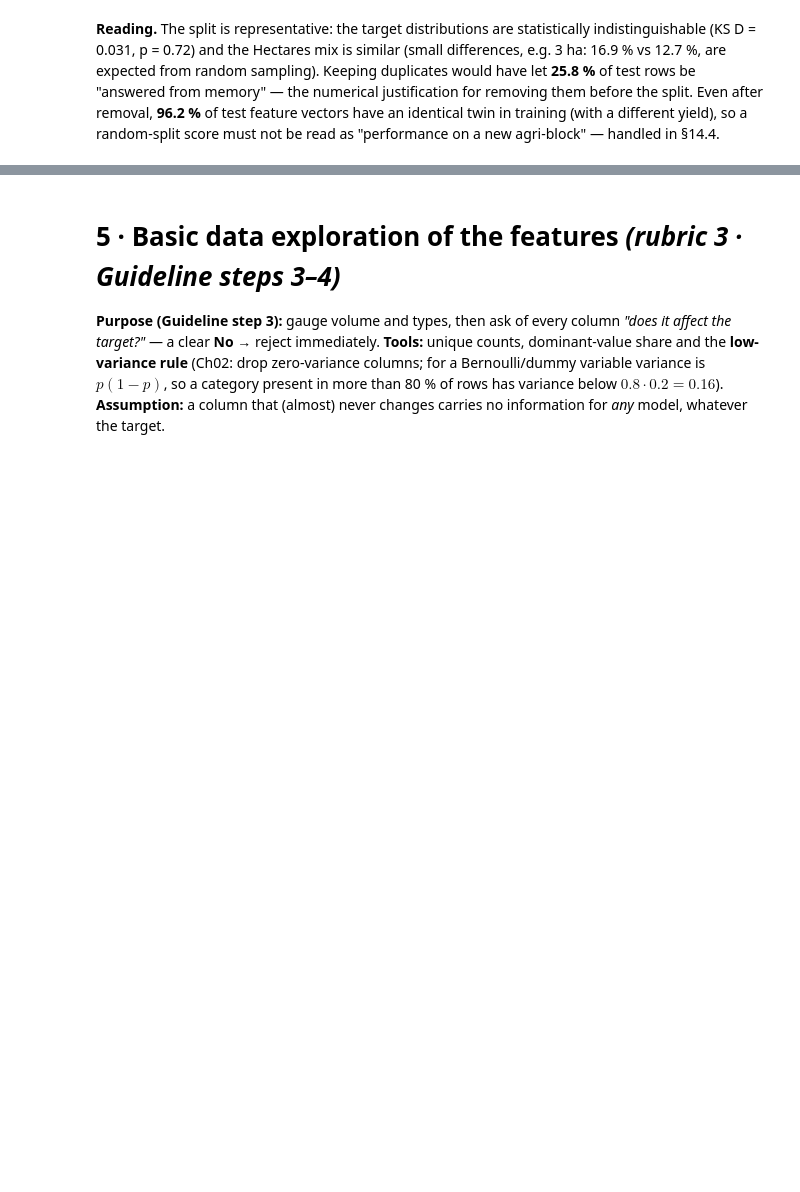
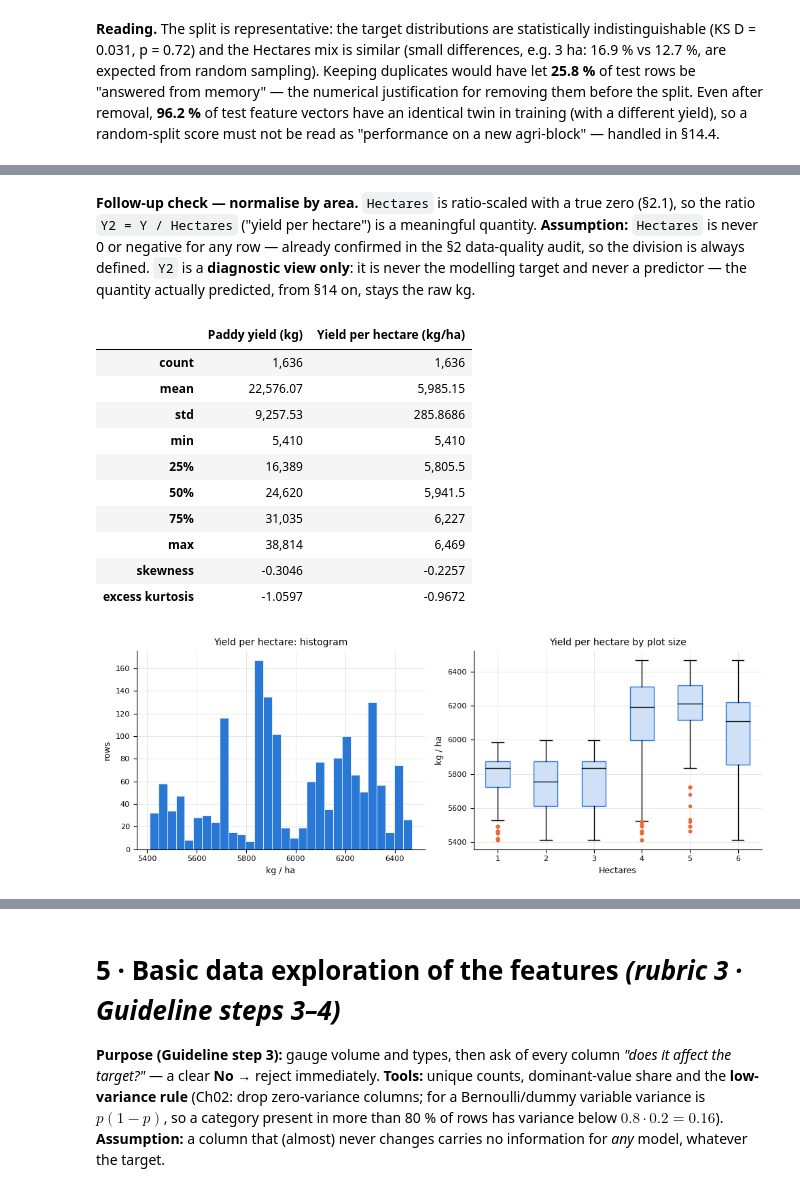
Before and after one commit to phattanaratjeedjeen-sudo/paddy, a Jupyter notebook: src/paddy_ML_regression.ipynb, the cells around one changed output, grey strips where cells are left out. Cells and saved outputs as stored; diff of their text form; code cells hidden in the pictures; blank space fills up the shorter version.

```diff
--- a/src/paddy_ML_regression.ipynb
+++ b/src/paddy_ML_regression.ipynb
@@ -450,0 +461,28 @@ plt.tight_layout(); plt.show()
+# %% [markdown]
+**Follow-up check — normalise by area.** `Hectares` is ratio-scaled with a true zero (§2.1), so the ratio `Y2 = Y / Hectares` ("yield per hectare") is a meaningful quantity. **Assumption:** `Hectares` is never 0 or negative for any row — already confirmed in the §2 data-quality audit, so the division is always defined. `Y2` is a **diagnostic view only**: it is never the modelling target and never a predictor — the quantity actually predicted, from §14 on, stays the raw kg.
+# %%
+tr['Yield per Ha'] = tr[Y] / tr['Hectares']
+Y2 = 'Yield per Ha'
+summ2 = pd.DataFrame({'Paddy yield (kg)': tr[Y].describe(), 'Yield per hectare (kg/ha)': tr[Y2].describe()})
+summ2.loc['skewness'] = [tr[Y].skew(), tr[Y2].skew()]
+summ2.loc['excess kurtosis'] = [tr[Y].kurt(), tr[Y2].kurt()]
+display(summ2)
+
+fig, ax = plt.subplots(1, 2, figsize=(10, 3.8))
+ax[0].hist(tr[Y2], bins=30, color=BLUE, edgecolor='white', lw=0.5); ax[0].set(title='Yield per hectare: histogram', xlabel='kg / ha', ylabel='rows')
+ax[1].boxplot([tr.loc[tr.Hectares==h, Y2] for h in hs], labels=hs, whis=1.5, patch_artist=True, boxprops=dict(facecolor='#cfe0f7', color=BLUE), medianprops=dict(color=INK), flierprops=dict(marker='o', ms=3, mfc=ORANGE, mec=ORANGE))
+ax[1].set(title='Yield per hectare by plot size', xlabel='Hectares', ylabel='kg / ha')
+plt.tight_layout(); plt.show()
+# %% [output]
+|  | Paddy yield (kg) | Yield per hectare (kg/ha) |
+| count | 1,636 | 1,636 |
+| mean | 22,576.07 | 5,985.15 |
+| std | 9,257.53 | 285.8686 |
+| min | 5,410 | 5,410 |
+| 25% | 16,389 | 5,805.5 |
+| 50% | 24,620 | 5,941.5 |
+| 75% | 31,035 | 6,227 |
+| max | 38,814 | 6,469 |
+| skewness | -0.3046 | -0.2257 |
+| excess kurtosis | -1.0597 | -0.9672 |
+[figure, added]
```
Also changed, not shown: parts of 16 cells of this notebook, 2 other files.
